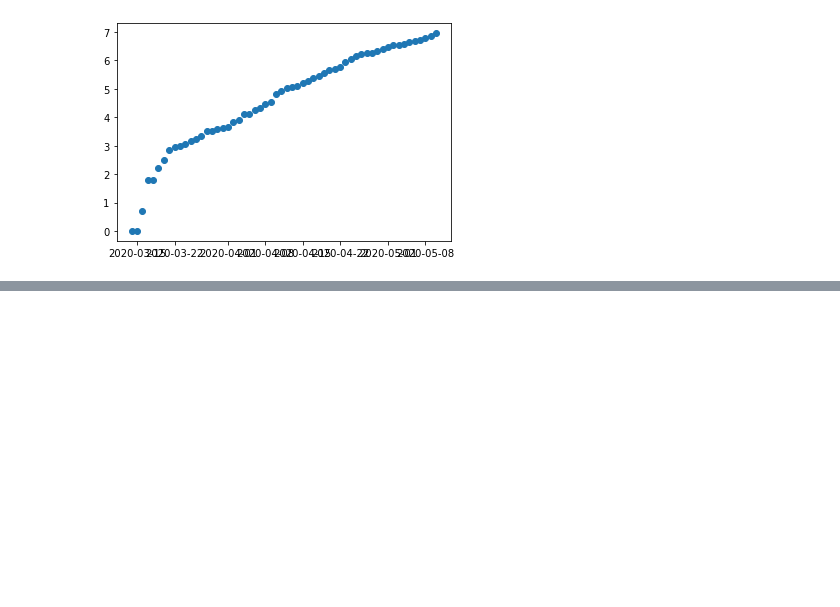
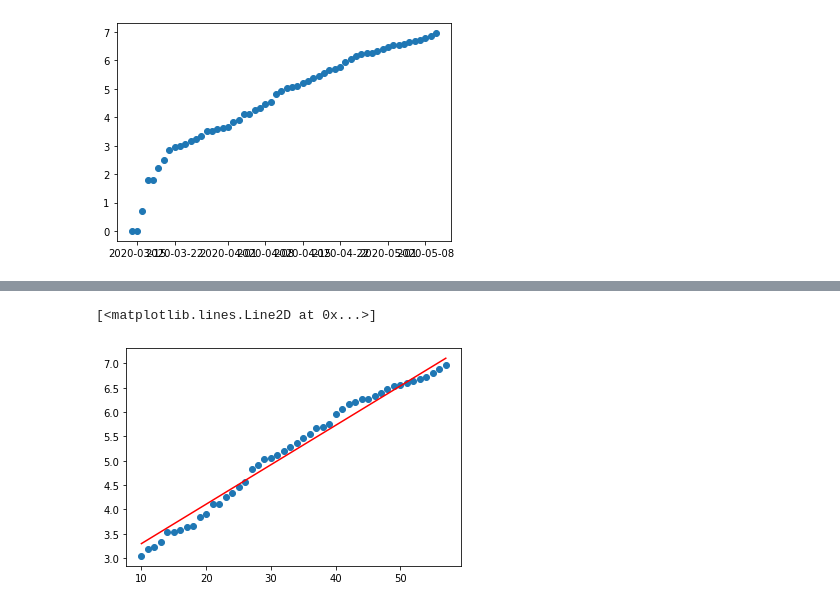
Before and after one commit to cesaraceytuno/STATISTICAL_LEARNING_1, a Jupyter notebook: Tareas/Practica2/Practica2_Parte1.ipynb, the cells around one changed output, grey strips where cells are left out. Cells and saved outputs as stored; diff of their text form; code cells hidden in the pictures; blank space fills up the shorter version.

```diff
--- a/Tareas/Practica2/Practica2_Parte1.ipynb
+++ b/Tareas/Practica2/Practica2_Parte1.ipynb
@@ -46,0 +60,3 @@ plt.scatter(x=GT_data_covid["Date"], y=GT_data_covid["log_confirmed"])
+# %%
+def error(y, y_pred):
+    return 1/2*tf.reduce_mean(tf.math.square(y - y_pred))
@@ -46,0 +88,37 @@ plt.scatter(x=GT_data_covid["Date"], y=GT_data_covid["log_confirmed"])
+# %%
+def TrainingModel(dataX, dataY, epochs, batch_size, lr):
+    total_iteraciones = int(dataX.size/batch_size)
+
+    tf.reset_default_graph()
+    with tf.Session(graph=g) as session:
+        writer = tf.summary.FileWriter('./graphs/Tarea1-LinearRegression_epochs='+str(epochs)+'_batchsize='+str(batch_size)+'_lr='+str(lr), session.graph)
+        init = tf.global_variables_initializer()
+        session.run(init)
+        for epoch in range(epochs):
+            for i in range(total_iteraciones):
+                muestra_inicio = i * batch_size
+                muestra_fin = muestra_inicio + batch_size
+                x = np.array(data_x[muestra_inicio:muestra_fin])
+                y = np.array(data_y[muestra_inicio:muestra_fin])
+                feed_dict = {tensor_x:x, tensor_y:y, tensor_lr: lr}
+                parametros = session.run([actualizacion_parametros],feed_dict=feed_dict)
+                #print("Epoch {} iteracion {} m={} b={}".format(epoch,i,parametros[0][0],parametros[0][1]))
+            feed_dict = {tensor_x:data_x, tensor_y:data_y}
+            predicciones, c, best_params = session.run([y_pred,cost_summary, parametros_entrenables],feed_dict=feed_dict)
+            writer.add_summary(c, epoch)
+        return(best_params)
+# %%
+data_x = np.array(GT_data_covid["Date"].index.values)
+data_y = np.array(GT_data_covid["log_confirmed"])
+
+epochs = 5000
+batch_size = 15
+lr = 0.001
+
+best_m_b = TrainingModel(data_x,data_y, epochs, batch_size,lr)
+# %%
+plt.scatter(x=GT_data_covid["Date"].index.values, y=GT_data_covid["log_confirmed"])
+plt.plot(GT_data_covid["Date"].index.values, GT_data_covid["Date"].index.values*best_m_b[0]+best_m_b[1], color='red')
+# %% [output]
+[<matplotlib.lines.Line2D at 0x...>]
+[figure, added]
```
Also changed, not shown: parts of 6 cells of this notebook.
